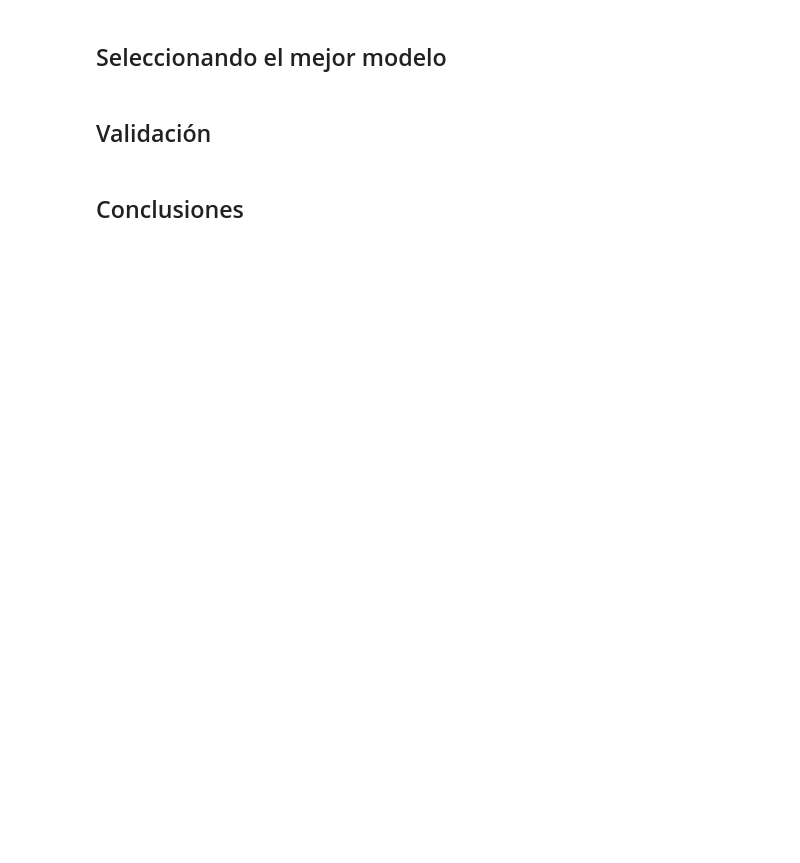
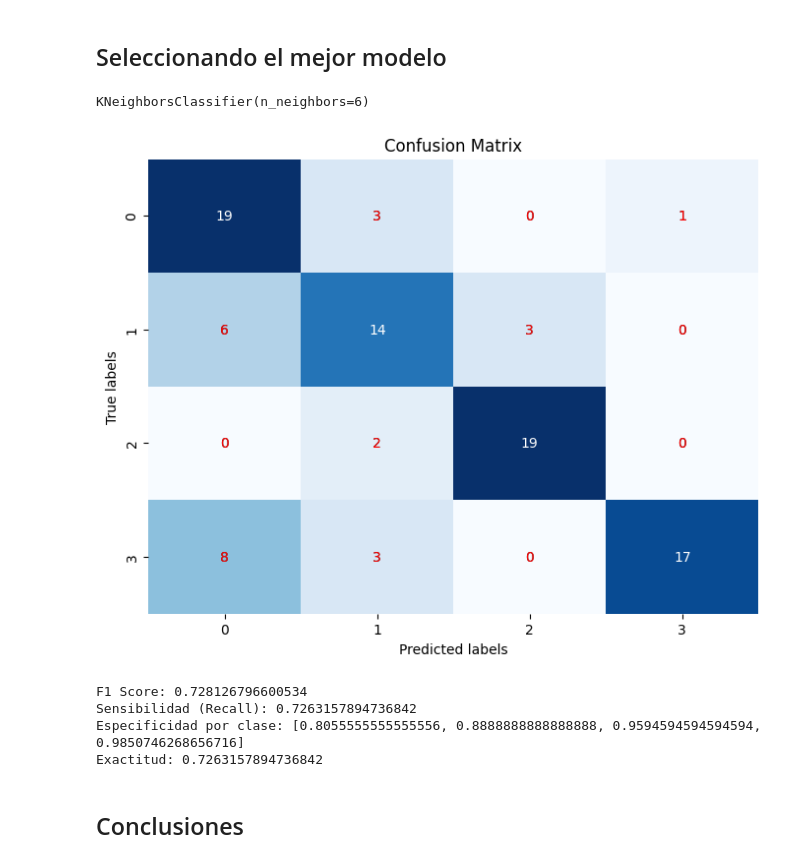
Before and after one commit to Ariana1998/Emociones, a Jupyter notebook: Notebook.ipynb, the cells around one changed output. Saved outputs shown, nothing was run; the diff lists cells and outputs as text; code cells hidden in the pictures; blank space fills up the shorter version.

```diff
--- a/Notebook.ipynb
+++ b/Notebook.ipynb
@@ -695,3 +695,5 @@ for index, row in df.iterrows():
 cv2.destroyAllWindows()
 # %% [markdown]
 ## Modelos a Evaluar
+# %%
+X= features_df_info_gain.iloc[:, 1:-1]
@@ -698,5 +716,4 @@ cv2.destroyAllWindows()
 # %%
-X= features_df_info_gain
 encoder = LabelEncoder()
 y_encode = encoder.fit_transform(Y)
 y_encode
@@ -779,6 +801,55 @@ df_resultados
 # %% [markdown]
 ## Seleccionando el mejor modelo
-# %% [markdown]
-## Validaci&oacute;n
+# %%
+X_train, X_test, y_train, y_test = train_test_split(X, y_encode, test_size=0.2, random_state=42)
+model = KNeighborsClassifier(n_neighbors=6)
+model.fit(X_train, y_train)
+# %% [output]
+KNeighborsClassifier(n_neighbors=6)
+# %%
+# Obtener predicciones del modelo
+y_pred = model.predict(X_test)
+
+# Calcular la matriz de confusión multiclase
+conf_matrix = confusion_matrix(y_test, y_pred)
+
+# Calcular métricas adicionales
+f1 = f1_score(y_test, y_pred, average='weighted')
+sensibilidad = recall_score(y_test, y_pred, average='weighted')
+exactitud = accuracy_score(y_test, y_pred)
+
+# Calcular especificidad para cada clase
+especificidad = []
+for i in range(len(conf_matrix)):
+    true_negative = np.sum(np.delete(np.delete(conf_matrix, i, 0), i, 1))
+    total_negative = np.sum(np.delete(conf_matrix, i, 0))
+    especificidad.append(true_negative / total_negative)
+
+# Visualizar la matriz de confusión con un mapa de calor
+plt.figure(figsize=(8, 6))
+sns.heatmap(conf_matrix, annot=True, cmap="Blues", fmt="d", cbar=False)
+
+# Resaltar los valores donde el modelo se confundió
+for i in range(len(conf_matrix)):
+    for j in range(len(conf_matrix)):
+        if i != j:
+            plt.text(j + 0.5, i + 0.5, conf_matrix[i, j], ha="center", va="center", color="red")
+
+plt.xlabel('Predicted labels')
+plt.ylabel('True labels')
+plt.title('Confusion Matrix')
+plt.show()
+
+# Imprimir métricas
+print("F1 Score:", f1)
+print("Sensibilidad (Recall):", sensibilidad)
+print("Especificidad por clase:", especificidad)
+print("Exactitud:", exactitud)
+# %% [output]
+[figure, added]
+F1 Score: 0.728126796600534
+Sensibilidad (Recall): 0.7263157894736842
+Especificidad por clase: [0.8055555555555556, 0.8888888888888888, 0.9594594594594594, 0.9850746268656716]
+Exactitud: 0.7263157894736842
 # %% [markdown]
 ## Conclusiones
```
Also changed, not shown: parts of 6 cells of this notebook.
